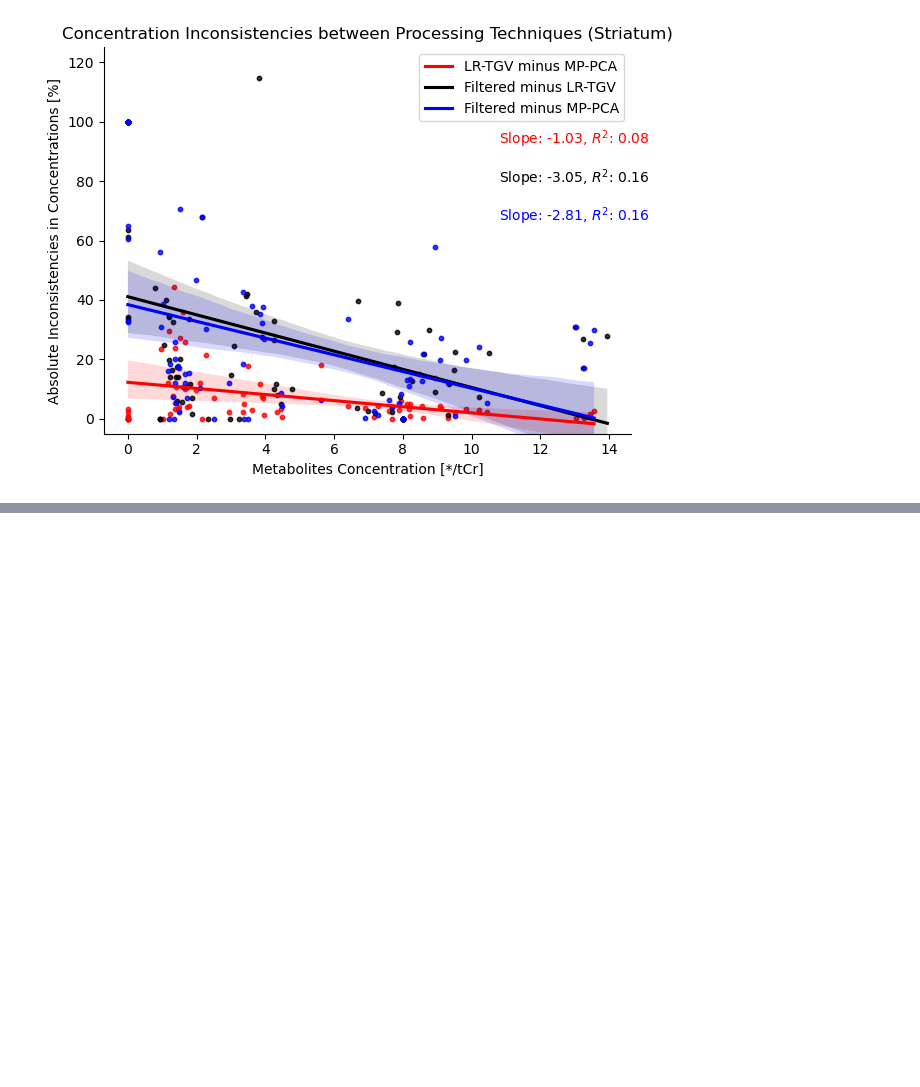
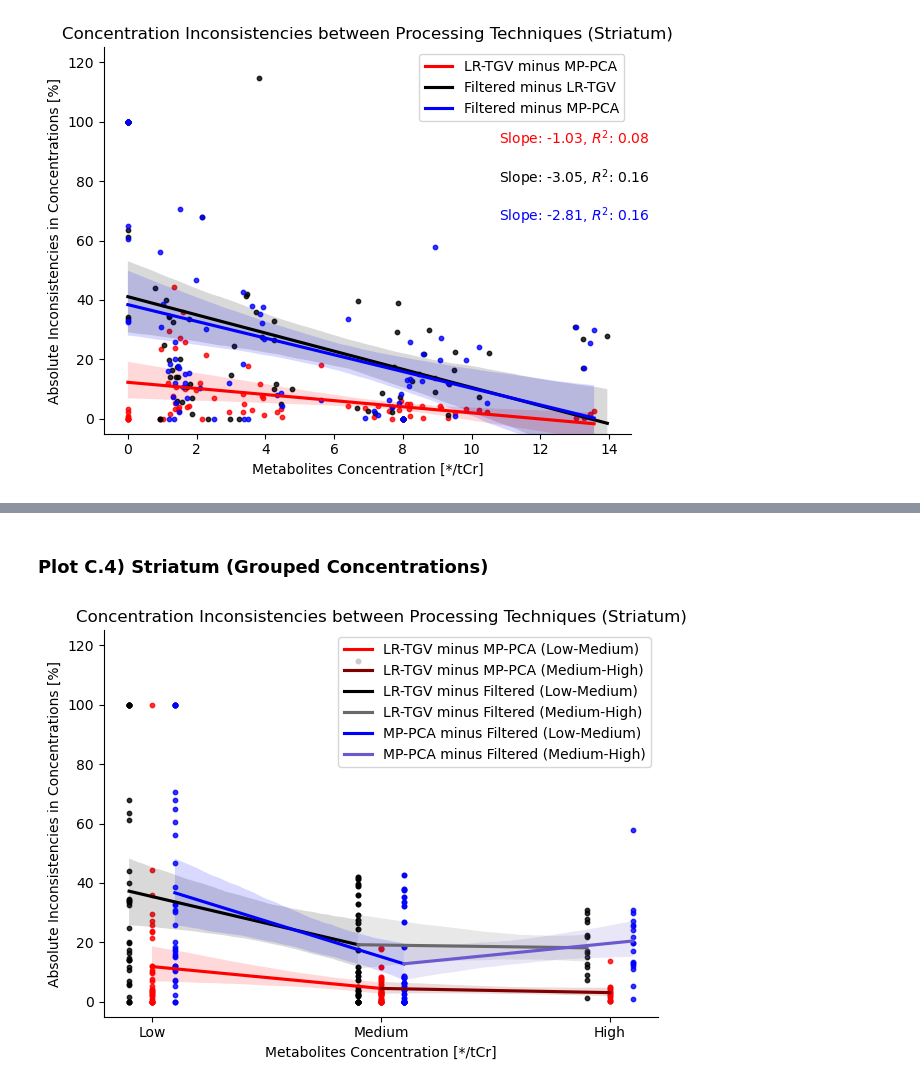
Before and after one commit to AlexisCogne/MRI_Practicals, a Jupyter notebook: Data_Analysis_Notebook.ipynb, the cells around one changed output, grey strips where cells are left out. Saved outputs shown, nothing was run; the diff lists cells and outputs as text; code cells hidden in the pictures; blank space fills up the shorter version.

```diff
--- a/Data_Analysis_Notebook.ipynb
+++ b/Data_Analysis_Notebook.ipynb
@@ -568,0 +700,35 @@ plt.show()
+# %% [markdown]
+### Plot C.4) Striatum (Grouped Concentrations)
+# %%
+# Create the figure and axes
+fig.clf()
+fig, ax = plt.subplots()
+
+
+# Add the concentration groups to each dataset, converting to numerical values
+MP_vs_LR_Stri_mean['concentration_group_numeric'] = MP_vs_LR_Stri_mean.mean_conc.apply(categorize_concentration).map(concentration_mapping)
+Filtered_vs_LR_Stri_mean['concentration_group_numeric'] = Filtered_vs_LR_Stri_mean.mean_conc.apply(categorize_concentration).map(concentration_mapping)
+Filtered_vs_MP_Stri_mean['concentration_group_numeric'] = Filtered_vs_MP_Stri_mean.mean_conc.apply(categorize_concentration).map(concentration_mapping)
+
+# Set offsets for each comparison to separate their x-axis positions
+offsets = {'LR-TGV minus MP-PCA': 0.0, 'LR-TGV minus Filtered': -0.1, 'MP-PCA minus Filtered': 0.1}
+
+# Plot the regression lines between Low-Medium and Medium-High for each dataset with the respective offsets
+plot_regressions(MP_vs_LR_Stri_mean, ['red', 'maroon'], 'LR-TGV minus MP-PCA', offsets['LR-TGV minus MP-PCA'])
+plot_regressions(Filtered_vs_LR_Stri_mean, ['black', 'dimgrey'], 'LR-TGV minus Filtered', offsets['LR-TGV minus Filtered'])
+plot_regressions(Filtered_vs_MP_Stri_mean, ['blue', 'slateblue'], 'MP-PCA minus Filtered', offsets['MP-PCA minus Filtered'])
+
+# Set the x-axis ticks and labels
+ax.set_xticks([0, 1, 2])  # Positions of the 'Low', 'Medium', and 'High' concentration groups
+ax.set_xticklabels(['Low', 'Medium', 'High'])  # Labels corresponding to those positions
+
+ax.set_ylabel("Absolute Inconsistencies in Concentrations [%]")
+ax.set_ylim([-5, 125])
+ax.set_xlabel("Metabolites Concentration [*/tCr]")
+ax.set_title("Concentration Inconsistencies between Processing Techniques (Striatum)")
+ax.legend()
+sns.despine()
+plt.tight_layout()
+plt.show()
+# %% [output]
+[figure, added]
```
Also changed, not shown: parts of 10 cells of this notebook.
